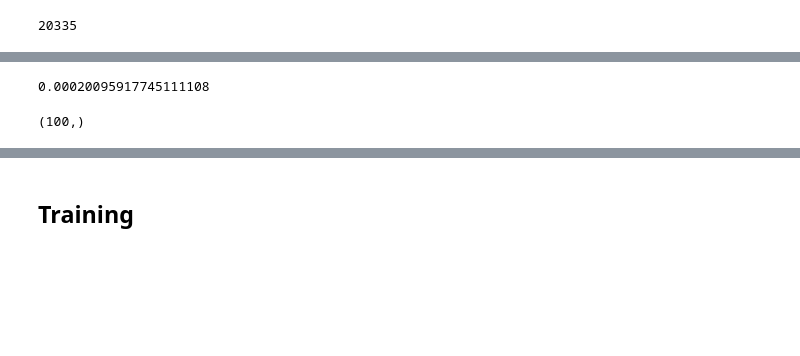
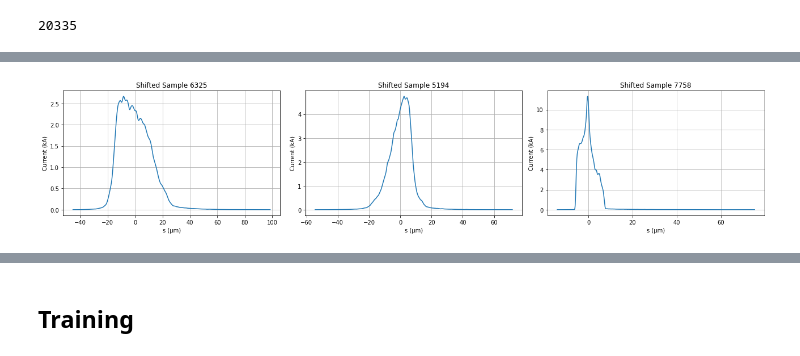
Before and after one commit to jank324/spectral-vd-euxfel, a Jupyter notebook: spectral_vd_highlow.ipynb, the cells around one changed output, grey strips where cells are left out. Drawn from its saved outputs; the diff is of its cells as text; code cells hidden in the pictures; blank space fills up the shorter version.

```diff
--- a/spectral_vd_highlow.ipynb
+++ b/spectral_vd_highlow.ipynb
@@ -33,6 +51,22 @@ def shift_onto_center_of_mass(s, current):
     return s - cm, current
 
 shifted = [shift_onto_center_of_mass(s, current) for s, current in filtered]
+# %%
+plt.figure(figsize=(18,4))
+for i, sample in enumerate(samples):
+    s = shifted[sample][0]
+    current = shifted[sample][1]
+
+    plt.subplot(1, 3, i+1)
+    plt.title(f"Shifted Sample {sample}")
+    plt.plot(s*1e6, current*1e-3, label="Current")
+    plt.xlabel("s (μm)")
+    plt.ylabel("Current (kA)")
+    plt.grid()
+plt.tight_layout()
+plt.show()
+# %% [output]
+[figure, added]
 # %%
 # Interpolate all current profiles onto the same samples of s
 
@@ -40,11 +74,3 @@ limit = max(max(np.abs(s)) for s, _ in shifted)
 new_s = np.linspace(-limit, limit, 100)
 
 interpolated = [(new_s, np.interp(new_s, s, current, left=0, right=0)) for s, current in shifted]
-# %%
-print(limit)
-# %% [output]
-0.00020095917745111108
-# %%
-interpolated[0][0].shape
-# %% [output]
-(100,)
```
Also changed, not shown: parts of 8 cells of this notebook, 2 other files.
